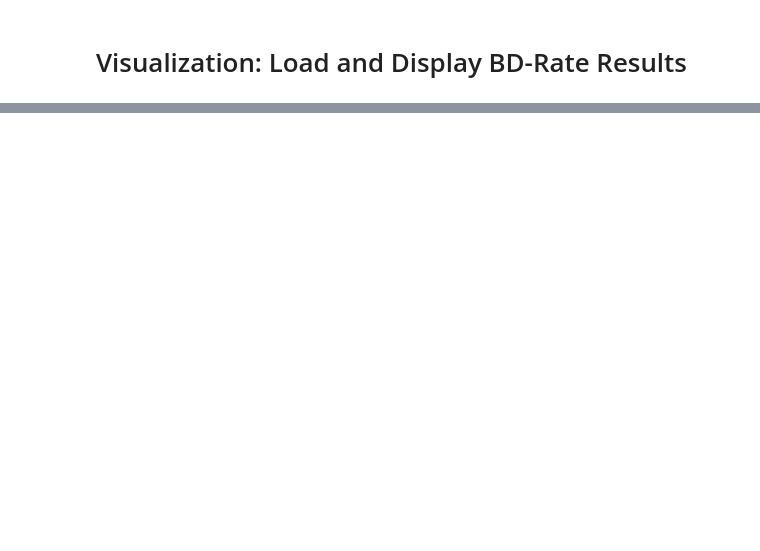
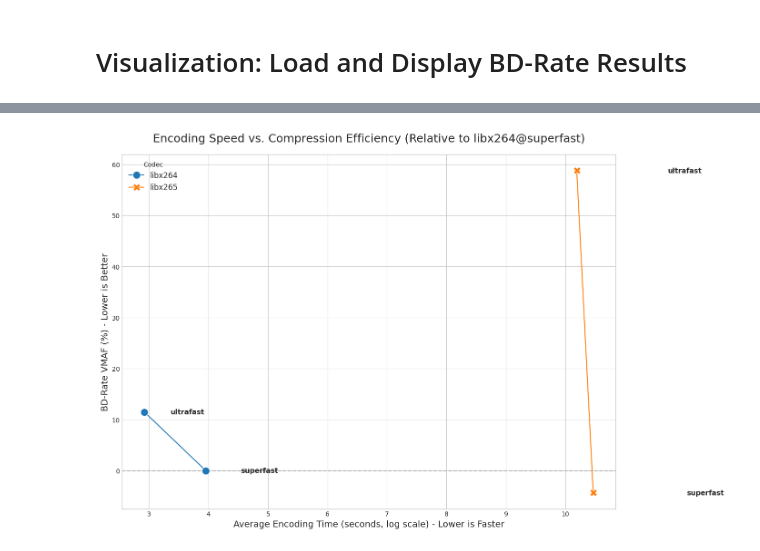
Before and after one commit to sanchezcarballlido/multimedia-benchmark, a Jupyter notebook: notebooks/analysis_experiment.ipynb, the cells around one changed output, grey strips where cells are left out. Saved outputs shown, nothing was run; the diff lists cells and outputs as text; code cells hidden in the pictures; blank space fills up the shorter version.

```diff
--- a/notebooks/analysis_experiment.ipynb
+++ b/notebooks/analysis_experiment.ipynb
@@ -194,0 +195,94 @@ Plot saved to 'speed_vs_efficiency_plot.png'
+# %%
+# This cell creates a scatter plot to visualize the trade-off between
+# encoding time (speed) and compression efficiency (BD-Rate) against a single anchor.
+
+import pandas as pd
+import matplotlib.pyplot as plt
+import seaborn as sns
+import os
+
+# --- Configuration ---
+# This should match the anchor used in results_processing.py
+ANCHOR_CODEC = 'libx264'
+ANCHOR_PRESET = 'superfast'
+ANCHOR_NAME = f"{ANCHOR_CODEC}@{ANCHOR_PRESET}"
+
+# --- File Paths ---
+# Construct path to the single-anchor BD-Rate results from the main data_path
+bd_rate_anchor_path = data_path.replace('combined_data.csv', 'bd_rate_anchor_results.csv')
+
+# --- Data Loading and Preparation ---
+if not os.path.exists(bd_rate_anchor_path):
+    print(f"Single-anchor BD-Rate file not found at: {bd_rate_anchor_path}")
+    print("Please ensure results_processing.py has run with the single-anchor calculation.")
+else:
+    # Load the BD-Rate data
+    df_bd_anchor = pd.read_csv(bd_rate_anchor_path)
+
+    # Calculate average encoding time for each configuration from the main dataframe 'df'
+    df_time = df.groupby(['codec', 'preset'])['cpu_time_seconds'].mean().reset_index()
+
+    # Find the anchor's own encoding time
+    anchor_time_df = df_time[
+        (df_time['codec'] == ANCHOR_CODEC) & (df_time['preset'] == ANCHOR_PRESET)
+    ]
+
+    if not anchor_time_df.empty:
+        anchor_time = anchor_time_df['cpu_time_seconds'].values[0]
+        # Create a DataFrame for the anchor point (BD-Rate is 0)
+        anchor_plot_point = pd.DataFrame([{
+            'test': ANCHOR_NAME,
+            'preset': ANCHOR_PRESET,
+            'bd_rate_vmaf_%': 0.0,
+            'cpu_time_seconds': anchor_time
+        }])
+    else:
+        anchor_plot_point = pd.DataFrame() # Empty dataframe if anchor not found
+        print(f"Warning: Anchor data for {ANCHOR_NAME} not found in timing results.")
+
+    # Extract codec and preset from the 'test' column in the bd-rate data
+    df_bd_anchor[['codec', 'preset']] = df_bd_anchor['test'].str.split('@', expand=True)
+
+    # Merge with timing data
+    df_plot_anchor = pd.merge(df_bd_anchor, df_time, on=['codec', 'preset'], how='left')
+
+    # Add the anchor itself to the plot data
+    df_plot_final = pd.concat([df_plot_anchor, anchor_plot_point], ignore_index=True)
+    df_plot_final.dropna(subset=['cpu_time_seconds'], inplace=True) # Drop rows where merge failed
+    df_plot_final['codec'] = df_plot_final['test'].apply(lambda x: x.split('@')[0])
+
+    # --- Plotting ---
+    plt.style.use('seaborn-v0_8-whitegrid')
+    fig, ax = plt.subplots(figsize=(14, 9))
+
+    # Line plot with markers
+    sns.lineplot(
+        data=df_plot_final,
+        x='cpu_time_seconds',
+        y='bd_rate_vmaf_%',
+        hue='codec',
+        style='codec',
+        markers=True,
+        markersize=12,
+        dashes=False,
+        ax=ax
+    )
+
+    # Annotate each point with its preset name
+    for idx, row in df_plot_final.iterrows():
+        ax.text(row['cpu_time_seconds'] * 1.15, row['bd_rate_vmaf_%'], row['preset'],
+                fontsize=11, va='center', fontweight='semibold')
+
+    # Reference line at y=0
+    ax.axhline(0, ls='--', color='gray', zorder=0)
+
+    # --- Titles and Labels ---
+    ax.set_title(f'Encoding Speed vs. Compression Efficiency (Relative to {ANCHOR_NAME})', fontsize=18, pad=20)
+    ax.set_xlabel('Average Encoding Time (seconds, log scale) - Lower is Faster', fontsize=14)
+    ax.set_ylabel(f'BD-Rate VMAF (%) - Lower is Better', fontsize=14)
+    #ax.set_xscale('log')
+    ax.legend(title='Codec', fontsize=12)
+    plt.tight_layout()
+    plt.show()
+# %% [output]
+[figure, added]
```
Also changed, not shown: parts of 6 cells of this notebook, 2 other files.
